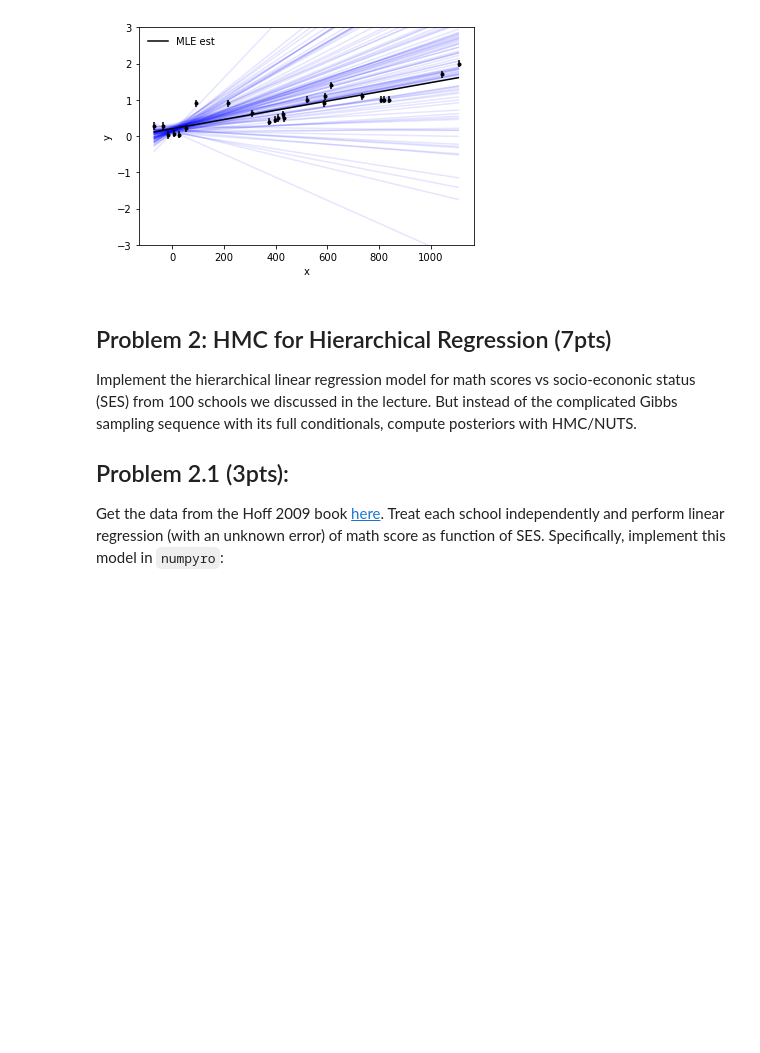
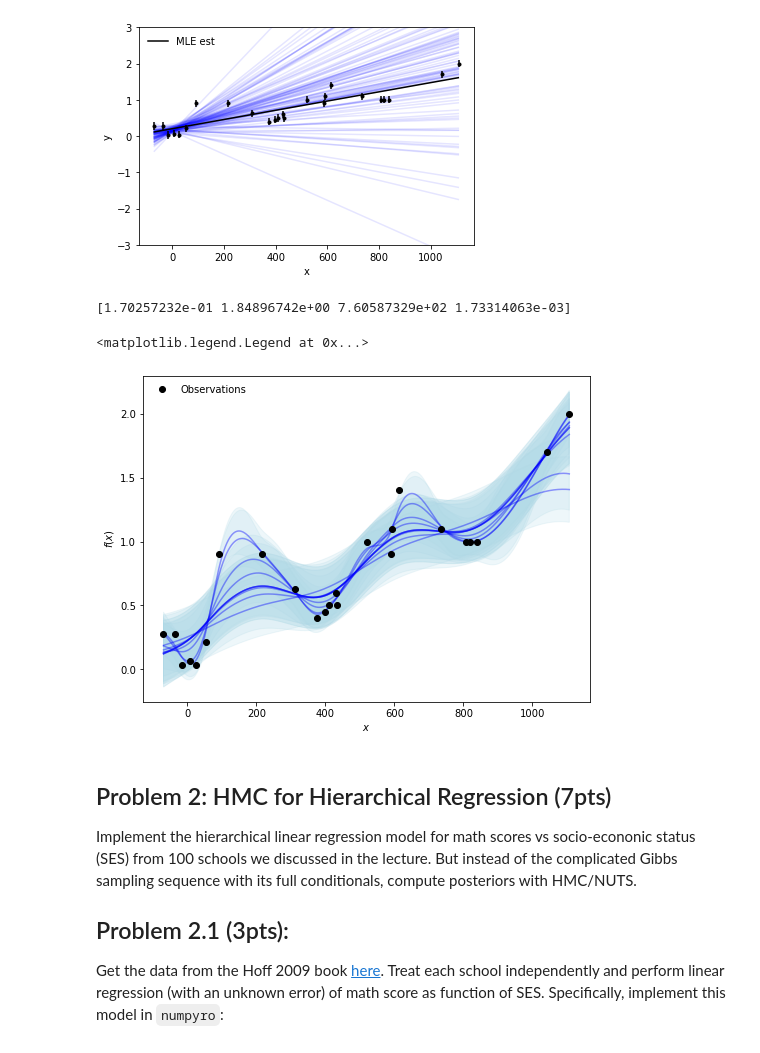
Before and after one commit to idcampbell/sml505-assignment5, a Jupyter notebook: Assignment5.ipynb, the cells around one changed output. Drawn from its saved outputs; the diff is of its cells as text; code cells hidden in the pictures; blank space fills up the shorter version.

```diff
--- a/Assignment5.ipynb
+++ b/Assignment5.ipynb
@@ -136,6 +138,40 @@ plt.ylabel("y");
 # %% [output]
 [1.67937211e-01 1.89038955e+00 7.64017841e+02 1.83274496e-03]
 [figure]
+# %%
+inds = np.random.randint(len(flat_samples), size=10)
+print(np.mean(flat_samples,axis=0))
+X = hubble[:,0].reshape(-1,1)
+y = hubble[:,1].reshape(-1,1)
+x_pred = np.linspace(np.min(X), np.max(X), 1000).reshape(-1,1)
+X_full = np.concatenate((X,x_pred))
+
+plt.figure(figsize=(8,6), facecolor='white')
+
+plt.plot(X, y, 'ko', zorder=10, label='Observations')
+#labels = ['sigma', 'alpha', 'tau', 'b']
+for ind in inds:
+    sample = flat_samples[ind]
+    K_full = get_K(X_full,sample[0],sample[1],sample[2])
+    # Plot the function, the prediction and the 95% confidence interval based on the MSE
+    e_out = y - sample[3]*X
+
+    #get the mean and cov of the GP for e
+    K_X = K_full[:len(X),:len(X)]
+    K_Xstar = K_full[:len(X),len(X):]
+    K_star = K_full[len(X):,len(X):]
+    y_pred = K_Xstar.T@np.linalg.inv(K_X)@y
+    y_std = np.sqrt(np.diagonal(K_star-K_Xstar.T@np.linalg.inv(K_X)@K_Xstar))
+    y_std=y_std.reshape(-1,1)
+    plt.plot(x_pred,y_pred,color='b',alpha=0.4)
+    plt.fill(np.concatenate([x_pred, x_pred[::-1]]), np.concatenate([y_pred - 1 * y_std, (y_pred + 1 * y_std)[::-1]]), alpha=.2, ec='None', color='lightblue')
+plt.xlabel('$x$')
+plt.ylabel('$f(x)$')
+plt.legend(loc='upper left', frameon=False)
+# %% [output]
+[1.70257232e-01 1.84896742e+00 7.60587329e+02 1.73314063e-03]
+<matplotlib.legend.Legend at 0x...>
+[figure, added]
 # %% [markdown]
 ## Problem 2: HMC for Hierarchical Regression (7pts)
 
```
Also changed, not shown: parts of 8 cells of this notebook.
